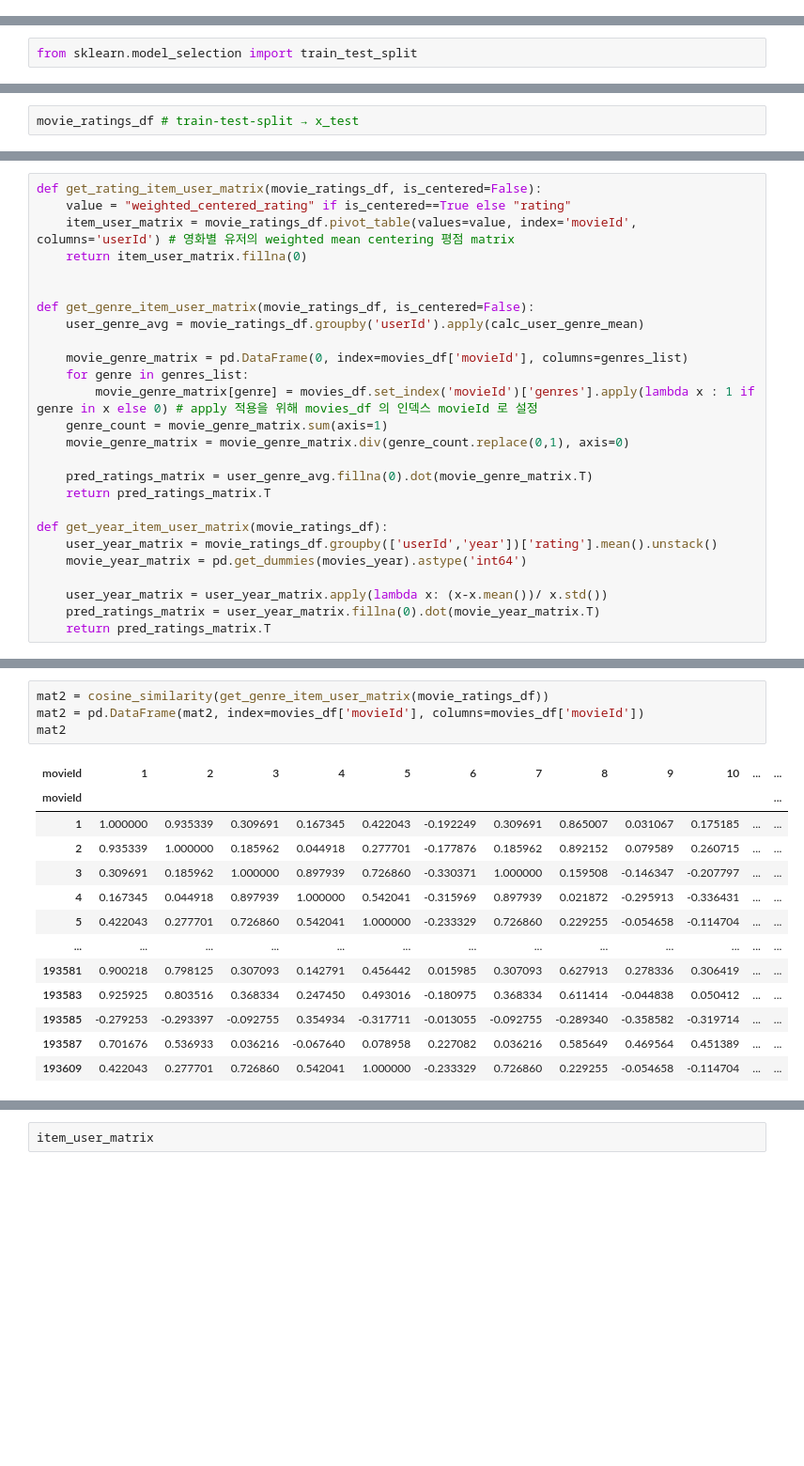
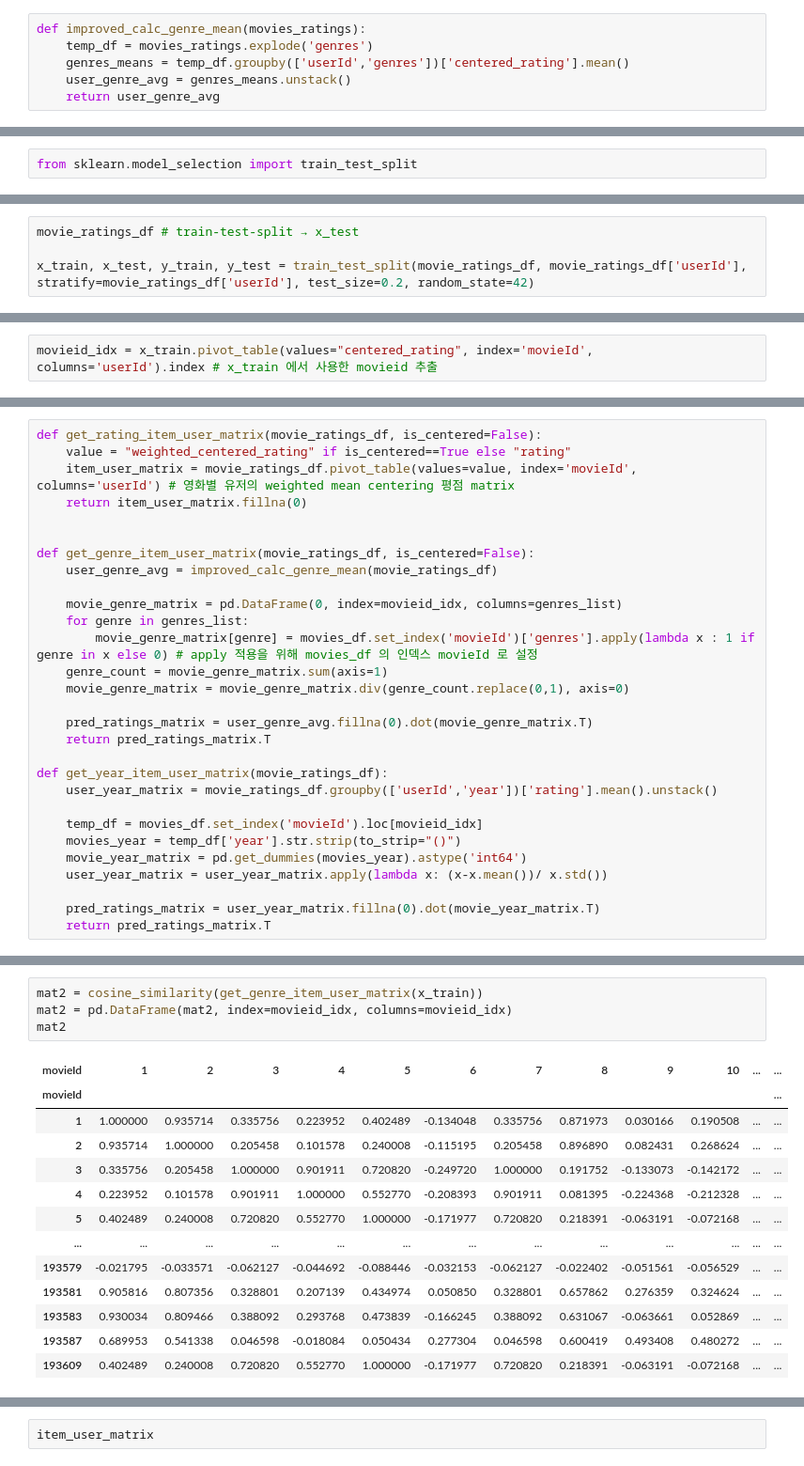
Before and after one commit to basamg912/item_based-recommendation-system, a Jupyter notebook: notebooks/item_based_CF(sim_matrix).ipynb, the cells around one changed output, grey strips where cells are left out. Shown at 94% size. Saved outputs shown, nothing was run; the diff lists cells and outputs as text; blank space fills up the shorter version.

```diff
--- a/notebooks/item_based_CF(sim_matrix).ipynb
+++ b/notebooks/item_based_CF(sim_matrix).ipynb
@@ -435,6 +435,12 @@ def calc_user_genre_mean(group):
         else:
             genres_avg[genre] = pd.NA
     return pd.Series(genres_avg)
+# %%
+def improved_calc_genre_mean(movies_ratings):
+    temp_df = movies_ratings.explode('genres')
+    genres_means = temp_df.groupby(['userId','genres'])['centered_rating'].mean()
+    user_genre_avg = genres_means.unstack()
+    return user_genre_avg
 # %%
 movie_ratings_df
 # %% [output]
@@ -1011,2 +1033,4 @@ from sklearn.model_selection import train_test_split
 # %%
 movie_ratings_df # train-test-split → x_test
+
+x_train, x_test, y_train, y_test = train_test_split(movie_ratings_df, movie_ratings_df['userId'], stratify=movie_ratings_df['userId'], test_size=0.2, random_state=42)
@@ -1044,2 +1037,4 @@ item_user_matrix
+# %%
+movieid_idx = x_train.pivot_table(values="centered_rating", index='movieId', columns='userId').index # x_train 에서 사용한 movieid 추출
 # %% [markdown]
 ### make matrix using x_test
@@ -1051,9 +1048,9 @@ def get_rating_item_user_matrix(movie_ratings_df, is_centered=False):
 
 
 def get_genre_item_user_matrix(movie_ratings_df, is_centered=False):
-    user_genre_avg = movie_ratings_df.groupby('userId').apply(calc_user_genre_mean)
+    user_genre_avg = improved_calc_genre_mean(movie_ratings_df)
 
-    movie_genre_matrix = pd.DataFrame(0, index=movies_df['movieId'], columns=genres_list)
+    movie_genre_matrix = pd.DataFrame(0, index=movieid_idx, columns=genres_list)
     for genre in genres_list:
         movie_genre_matrix[genre] = movies_df.set_index('movieId')['genres'].apply(lambda x : 1 if genre in x else 0) # apply 적용을 위해 movies_df 의 인덱스 movieId 로 설정
     genre_count = movie_genre_matrix.sum(axis=1)
@@ -1064,9 +1061,12 @@ def get_genre_item_user_matrix(movie_ratings_df, is_centered=False):
 
 def get_year_item_user_matrix(movie_ratings_df):
     user_year_matrix = movie_ratings_df.groupby(['userId','year'])['rating'].mean().unstack()
+
+    temp_df = movies_df.set_index('movieId').loc[movieid_idx]
+    movies_year = temp_df['year'].str.strip(to_strip="()")
     movie_year_matrix = pd.get_dummies(movies_year).astype('int64')
+    user_year_matrix = user_year_matrix.apply(lambda x: (x-x.mean())/ x.std())
 
-    user_year_matrix = user_year_matrix.apply(lambda x: (x-x.mean())/ x.std())
     pred_ratings_matrix = user_year_matrix.fillna(0).dot(movie_year_matrix.T)
     return pred_ratings_matrix.T
 # %%
@@ -1091,18 +1091,18 @@ mat1
 # %%
-mat2 = cosine_similarity(get_genre_item_user_matrix(movie_ratings_df))
-mat2 = pd.DataFrame(mat2, index=movies_df['movieId'], columns=movies_df['movieId'])
+mat2 = cosine_similarity(get_genre_item_user_matrix(x_train))
+mat2 = pd.DataFrame(mat2, index=movieid_idx, columns=movieid_idx)
 mat2
 # %% [output]
 | movieId | 1 | 2 | 3 | 4 | 5 | 6 | 7 | 8 | 9 | 10 | ... | ... |
 | movieId |  |  |  |  |  |  |  |  |  |  |  | ... |
-| 1 | 1.000000 | 0.935339 | 0.309691 | 0.167345 | 0.422043 | -0.192249 | 0.309691 | 0.865007 | 0.031067 | 0.175185 | ... | ... |
-| 2 | 0.935339 | 1.000000 | 0.185962 | 0.044918 | 0.277701 | -0.177876 | 0.185962 | 0.892152 | 0.079589 | 0.260715 | ... | ... |
-| 3 | 0.309691 | 0.185962 | 1.000000 | 0.897939 | 0.726860 | -0.330371 | 1.000000 | 0.159508 | -0.146347 | -0.207797 | ... | ... |
-| 4 | 0.167345 | 0.044918 | 0.897939 | 1.000000 | 0.542041 | -0.315969 | 0.897939 | 0.021872 | -0.295913 | -0.336431 | ... | ... |
-| 5 | 0.422043 | 0.277701 | 0.726860 | 0.542041 | 1.000000 | -0.233329 | 0.726860 | 0.229255 | -0.054658 | -0.114704 | ... | ... |
+| 1 | 1.000000 | 0.935714 | 0.335756 | 0.223952 | 0.402489 | -0.134048 | 0.335756 | 0.871973 | 0.030166 | 0.190508 | ... | ... |
+| 2 | 0.935714 | 1.000000 | 0.205458 | 0.101578 | 0.240008 | -0.115195 | 0.205458 | 0.896890 | 0.082431 | 0.268624 | ... | ... |
+| 3 | 0.335756 | 0.205458 | 1.000000 | 0.901911 | 0.720820 | -0.249720 | 1.000000 | 0.191752 | -0.133073 | -0.142172 | ... | ... |
+| 4 | 0.223952 | 0.101578 | 0.901911 | 1.000000 | 0.552770 | -0.208393 | 0.901911 | 0.081395 | -0.224368 | -0.212328 | ... | ... |
+| 5 | 0.402489 | 0.240008 | 0.720820 | 0.552770 | 1.000000 | -0.171977 | 0.720820 | 0.218391 | -0.063191 | -0.072168 | ... | ... |
 | ... | ... | ... | ... | ... | ... | ... | ... | ... | ... | ... | ... | ... |
-| 193581 | 0.900218 | 0.798125 | 0.307093 | 0.142791 | 0.456442 | 0.015985 | 0.307093 | 0.627913 | 0.278336 | 0.306419 | ... | ... |
-| 193583 | 0.925925 | 0.803516 | 0.368334 | 0.247450 | 0.493016 | -0.180975 | 0.368334 | 0.611414 | -0.044838 | 0.050412 | ... | ... |
-| 193585 | -0.279253 | -0.293397 | -0.092755 | 0.354934 | -0.317711 | -0.013055 | -0.092755 | -0.289340 | -0.358582 | -0.319714 | ... | ... |
-| 193587 | 0.701676 | 0.536933 | 0.036216 | -0.067640 | 0.078958 | 0.227082 | 0.036216 | 0.585649 | 0.469564 | 0.451389 | ... | ... |
-| 193609 | 0.422043 | 0.277701 | 0.726860 | 0.542041 | 1.000000 | -0.233329 | 0.726860 | 0.229255 | -0.054658 | -0.114704 | ... | ... |
+| 193579 | -0.021795 | -0.033571 | -0.062127 | -0.044692 | -0.088446 | -0.032153 | -0.062127 | -0.022402 | -0.051561 | -0.056529 | ... | ... |
+| 193581 | 0.905816 | 0.807356 | 0.328801 | 0.207139 | 0.434974 | 0.050850 | 0.328801 | 0.657862 | 0.276359 | 0.324624 | ... | ... |
+| 193583 | 0.930034 | 0.809466 | 0.388092 | 0.293768 | 0.473839 | -0.166245 | 0.388092 | 0.631067 | -0.063661 | 0.052869 | ... | ... |
+| 193587 | 0.689953 | 0.541338 | 0.046598 | -0.018084 | 0.050434 | 0.277304 | 0.046598 | 0.600419 | 0.493408 | 0.480272 | ... | ... |
+| 193609 | 0.402489 | 0.240008 | 0.720820 | 0.552770 | 1.000000 | -0.171977 | 0.720820 | 0.218391 | -0.063191 | -0.072168 | ... | ... |
```
Also changed, not shown: parts of 31 cells of this notebook, 1 other file.
